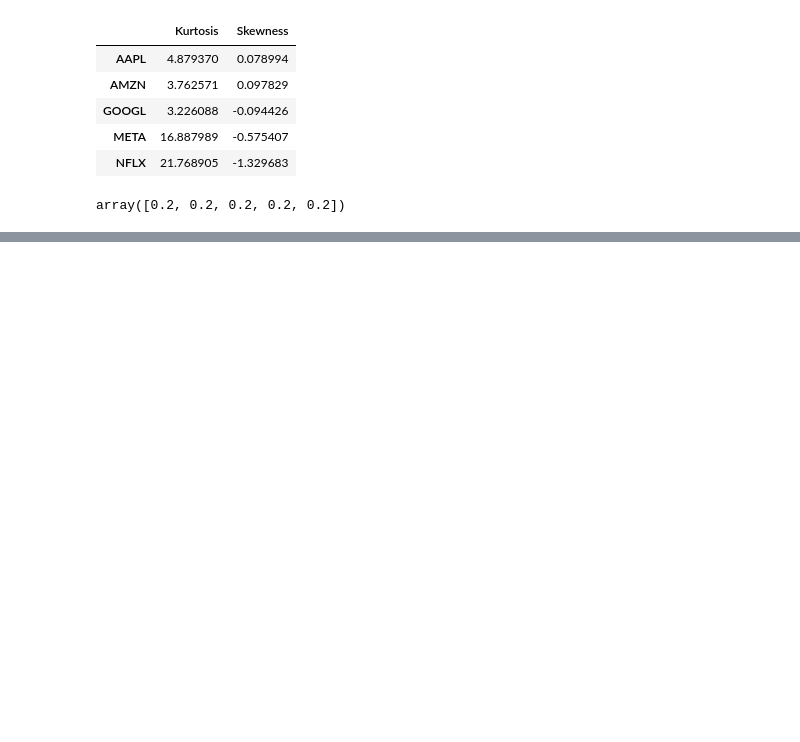
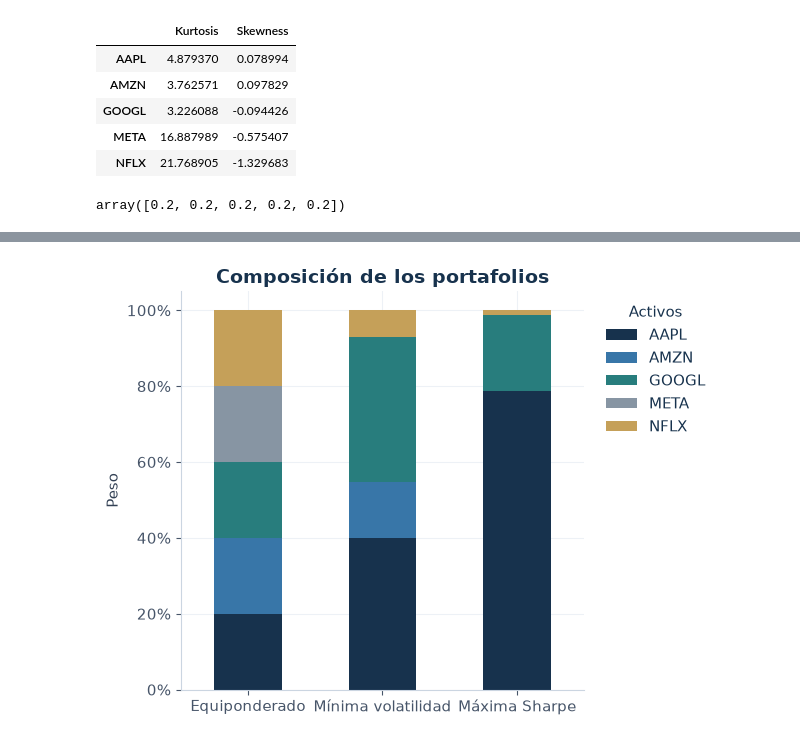
Before and after one commit to Dvisa23/Portfolio-Analysis, a Jupyter notebook: workspace/notebook.ipynb, the cells around one changed output, grey strips where cells are left out. Saved outputs shown, nothing was run; the diff lists cells and outputs as text; code cells hidden in the pictures; blank space fills up the shorter version.

```diff
--- a/workspace/notebook.ipynb
+++ b/workspace/notebook.ipynb
@@ -276,0 +348,17 @@ display(tabla)
+# %%
+
+from matplotlib.ticker import PercentFormatter
+
+weights_df = pd.DataFrame([ew,pd.Series(cleaned_weights_minvol).reindex(returns_df.columns).to_numpy(),pd.Series(cleaned_weights_maxsharpe).reindex(returns_df.columns).to_numpy()],columns=returns_df.columns,index=["Equiponderado", "Mínima volatilidad", "Máxima Sharpe"])
+
+ax = weights_df.plot(kind="bar",stacked=True,title="Composición de los portafolios",rot=0,alpha=1)
+
+ax.set_xlabel("")
+ax.set_ylabel("Peso")
+ax.yaxis.set_major_formatter(PercentFormatter(xmax=1))
+ax.legend(title="Activos", bbox_to_anchor=(1.02, 1), loc="upper left")
+
+plt.tight_layout()
+plt.show()
+# %% [output]
+[figure, added]
```
Also changed, not shown: parts of 17 cells of this notebook.
